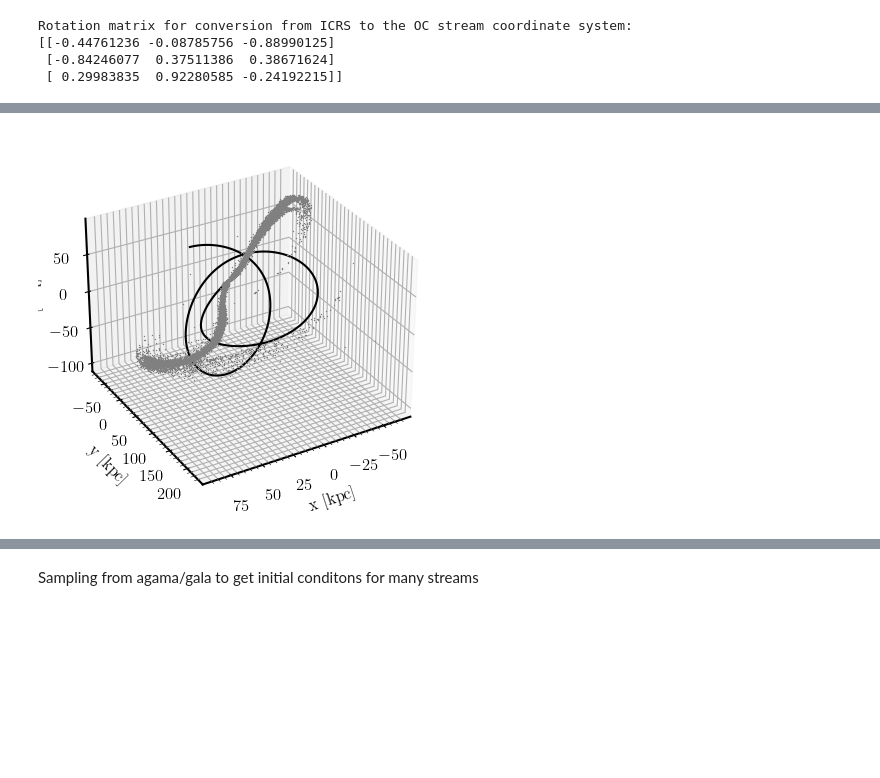
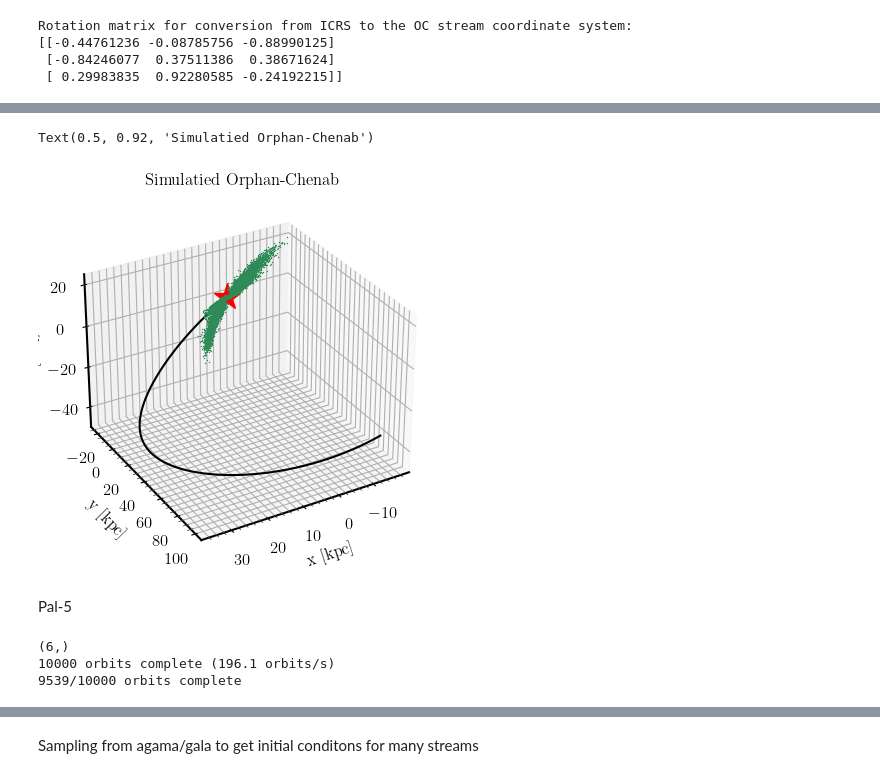
Before and after one commit to dc-broo3/oceanus, a Jupyter notebook: analysis/agama-streams.ipynb, the cells around one changed output, grey strips where cells are left out. Saved outputs shown, nothing was run; the diff lists cells and outputs as text; code cells hidden in the pictures; blank space fills up the shorter version.

```diff
--- a/analysis/agama-streams.ipynb
+++ b/analysis/agama-streams.ipynb
@@ -176,14 +143,14 @@ inpath, snapname, outpath, filename, \
 # %%
 mass_sat   = 1e7/mass_unit  # in Msun
 radius_sat = 1  # in kpc; not used in the particle-spray method, but will be used later
-time_total = -5.0/timeUnitGyr.value  # in time units (0.978 Gyr)
-num_particles = int(2e4)  # number of particles in the stream
+time_total = -1.0/timeUnitGyr.value  # in time units (0.978 Gyr)
+num_particles = int(1e4)  # number of particles in the stream
 
 
 time_sat, orbit_sat, xv_stream, ic_stream = createStreamParticleSpray(time_total,
                                                                       num_particles,
                                                                       pot_frozen,
-                                                                      np.array(fc),
+                                                                      np.array(posvelProgenitor),
                                                                       mass_sat)
 # %% [output]
 (6,)
@@ -201,13 +168,18 @@ orbit_sat.shape
 # %%
 fig = plt.figure()
 ax = fig.add_subplot(111, projection='3d')
 plt.plot(orbit_sat[:,0], orbit_sat[:,1], orbit_sat[:,2], c='k')
-plt.plot(xv_stream[:,0], xv_stream[:,1], xv_stream[:,2], 'o', ms=1, mew=0, c='grey')
+plt.plot(orbit_sat[-1][0], orbit_sat[-1][1], orbit_sat[-1][2], '*', ms=20,c='r',)
+plt.plot(xv_stream[:,0], xv_stream[:,1], xv_stream[:,2], 'o', ms=1, mew=0, c='seagreen')
 
 ax.set_xlabel('x [kpc]')
 ax.set_ylabel('y [kpc]')
 ax.set_zlabel('z [kpc]')
 
 ax.view_init(azim = 60, elev =30) #azim,: -60, 60
+plt.title('Simulatied Orphan-Chenab')
 # %% [output]
+Text(0.5, 0.92, 'Simulatied Orphan-Chenab')
-[figure, old version]
+[figure, new version]
+# %% [markdown]
+Pal-5
@@ -213,0 +198,15 @@ ax.view_init(azim = 60, elev =30) #azim,: -60, 60
+# %%
+mass_sat   = 5e4/mass_unit  # in Msun
+time_total = -4.0/timeUnitGyr.value  # in time units (0.978 Gyr)
+num_particles = int(1e4)  # number of particles in the stream
+
+
+time_sat, orbit_sat, xv_stream, ic_stream = createStreamParticleSpray(time_total,
+                                                                      num_particles,
+                                                                      pot_frozen,
+                                                                      np.array(galcen_pal5),
+                                                                      mass_sat)
+# %% [output]
+(6,)
+10000 orbits complete (196.1 orbits/s)
+9539/10000 orbits complete
```
Also changed, not shown: parts of 26 cells of this notebook, 1 other file.
